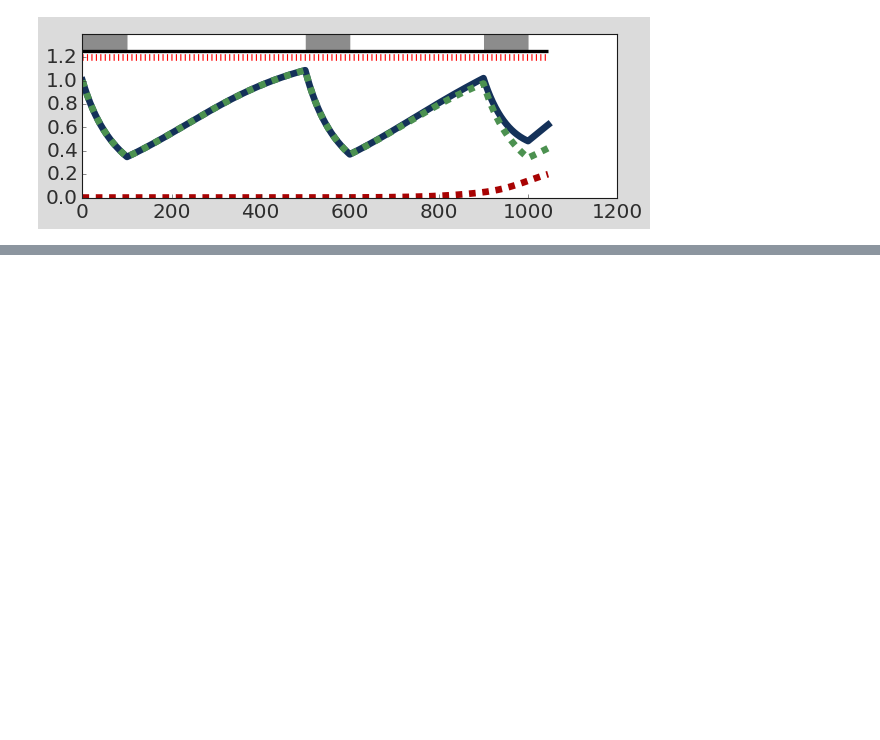
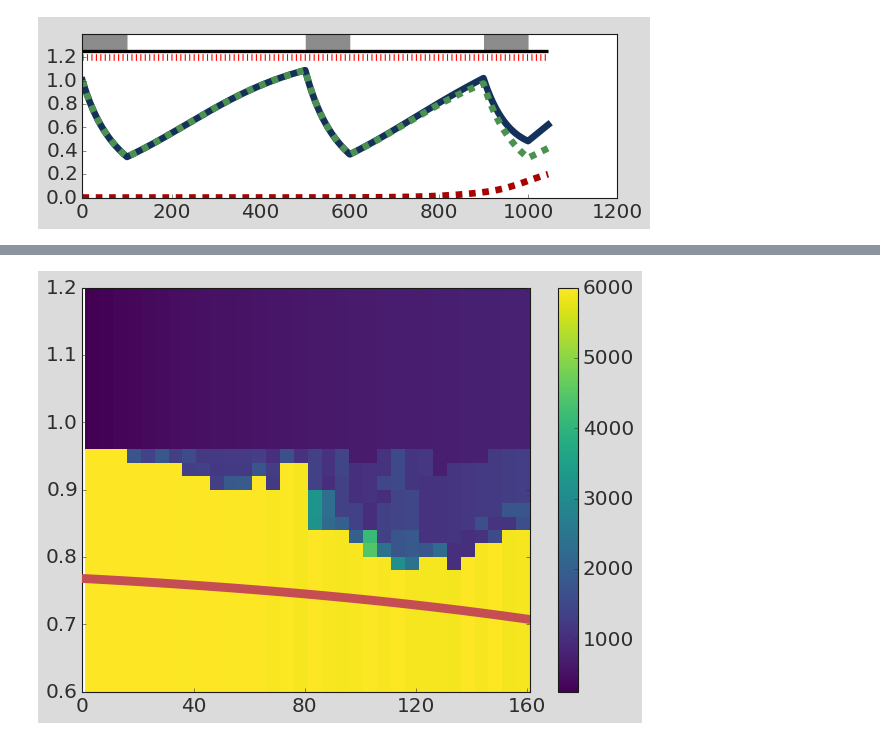
Before and after one commit to KCGallagher/AT_Model_Comparison, a Jupyter notebook: exponential_model/critical_threshold.ipynb, the cells around one changed output, grey strips where cells are left out. Saved outputs shown, nothing was run; the diff lists cells and outputs as text; code cells hidden in the pictures; blank space fills up the shorter version.

```diff
--- a/exponential_model/critical_threshold.ipynb
+++ b/exponential_model/critical_threshold.ipynb
@@ -74,0 +101,33 @@ Mean TTP under Adaptive Therapy is 1045 days
+# %%
+from matplotlib.colors import BoundaryNorm
+from matplotlib.ticker import MaxNLocator
+
+# make these smaller to increase the resolution
+dx, dy = 1, 0.01
+dx, dy = 5, 0.02
+
+# generate 2 2d grids for the x & y bounds
+crit_n_grid, tau_grid = np.mgrid[slice(0.6, 1.2 + dy, dy),
+                slice(1, 161 + dx, dx)]
+
+vectorized_calc_ttp = np.vectorize(calc_ttp)
+ttp_values = vectorized_calc_ttp(
+    params = expParamDic, n_crit = crit_n_grid,
+    interval = tau_grid
+)
+
+ttp_values = ttp_values[:-1, :-1]
+fig, ax = plt.subplots()
+
+im = ax.pcolormesh(tau_grid, crit_n_grid, ttp_values,
+                   cmap=plt.get_cmap('viridis'), norm=None)
+fig.colorbar(im, ax=ax); #ax.set_title('TTP of Patient 25')
+
+ax.plot(tau_values, n_stars, linewidth = 8, zorder=5, color='r', label = 'Optimal\nThreshold');
+
+ax.set_xlim(0, np.max(tau_grid));
+ax.set_xticks(ax.get_xticks()[::2]);
+fig.tight_layout();
+plt.savefig("../figures/exponential_model_threshold_a1.pdf"); plt.show()
+# %% [output]
+[figure, added]
```
Also changed, not shown: parts of 14 cells of this notebook, 4 other files.
